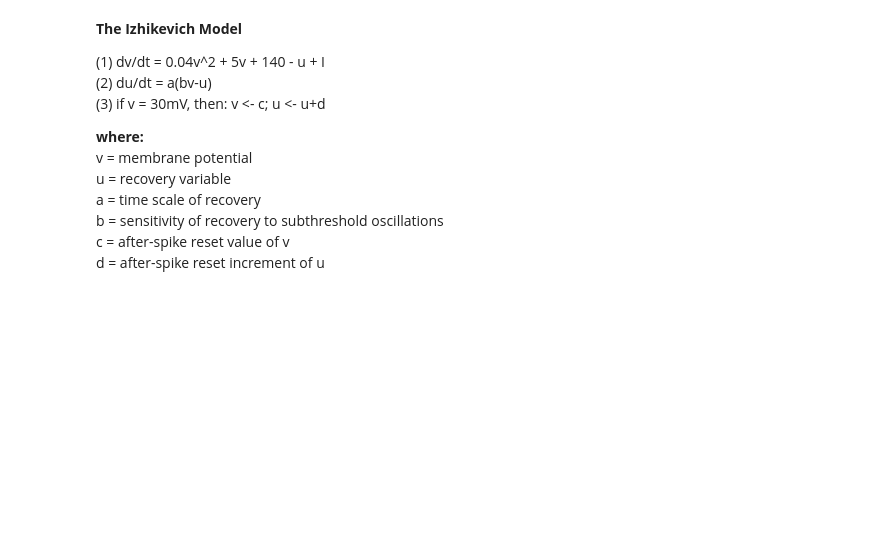
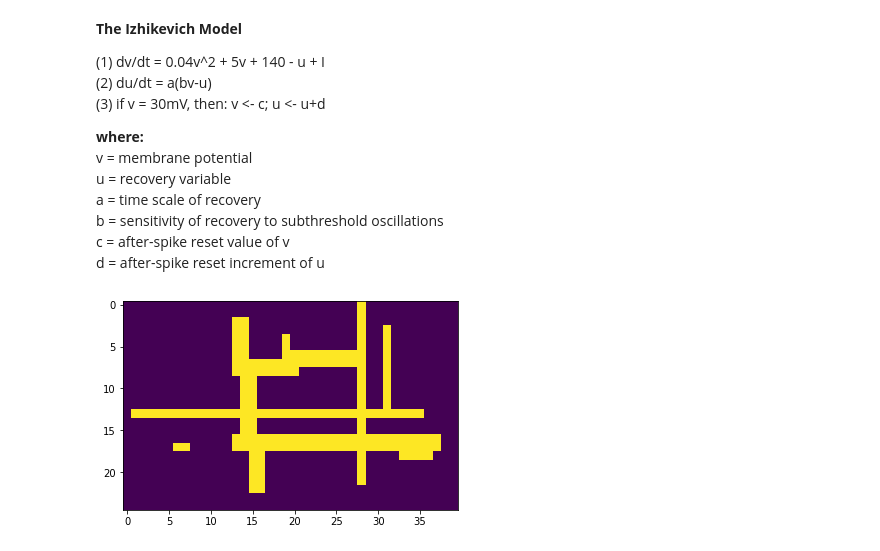
Before and after one commit to two-7182/synchrony, a Jupyter notebook: izhikevich_matlab.ipynb, the cells around one changed output. Drawn from its saved outputs; the diff is of its cells as text; code cells hidden in the pictures; blank space fills up the shorter version.

```diff
--- a/izhikevich_matlab.ipynb
+++ b/izhikevich_matlab.ipynb
@@ -9,3 +39,19 @@ import seaborn as sns
+# %%
+#drawing lines
+
+def random_line(height, width):
+    rr, cc, _ = line_aa(np.random.choice(range(height)), np.random.choice(range(width)), np.random.choice(range(height)), np.random.choice(range(width)))
+    return rr, cc
+
+def horizontal_line(height, width):
+    h = np.random.choice(range(height))
+    rr, cc, _ = line_aa(h, np.random.choice(range(width)), h, np.random.choice(range(width)))
+    return rr, cc
+
+def vertical_line(height, width):
+    w = np.random.choice(range(width))
+    rr, cc, _ = line_aa(np.random.choice(range(height)), w, np.random.choice(range(height)), w)
+    return rr, cc
 # %% [markdown]
 **The Izhikevich Model**
 
@@ -85,5 +134,19 @@ def simulate(a,b,c,d,v0,u0,length,verbose=True):
     t1 = time.clock()
     print("Simulation took " + str((t1-t0)) + "s")
     return vout,uout,iout
+# %%
+#image generation
+height, width = 25, 40
+img = np.zeros(shape=(height,width))
+
+for i in range(3):
+    img[random_line(height, width)] = 1
+    img[horizontal_line(height, width)] = 1
+    img[vertical_line(height, width)] = 1
+
+plt.imshow(img)
+plt.show()
+# %% [output]
+[figure, added]
 # %%
 length = 1000    # simulation time in ms
```
Also changed, not shown: parts of 5 cells of this notebook.
